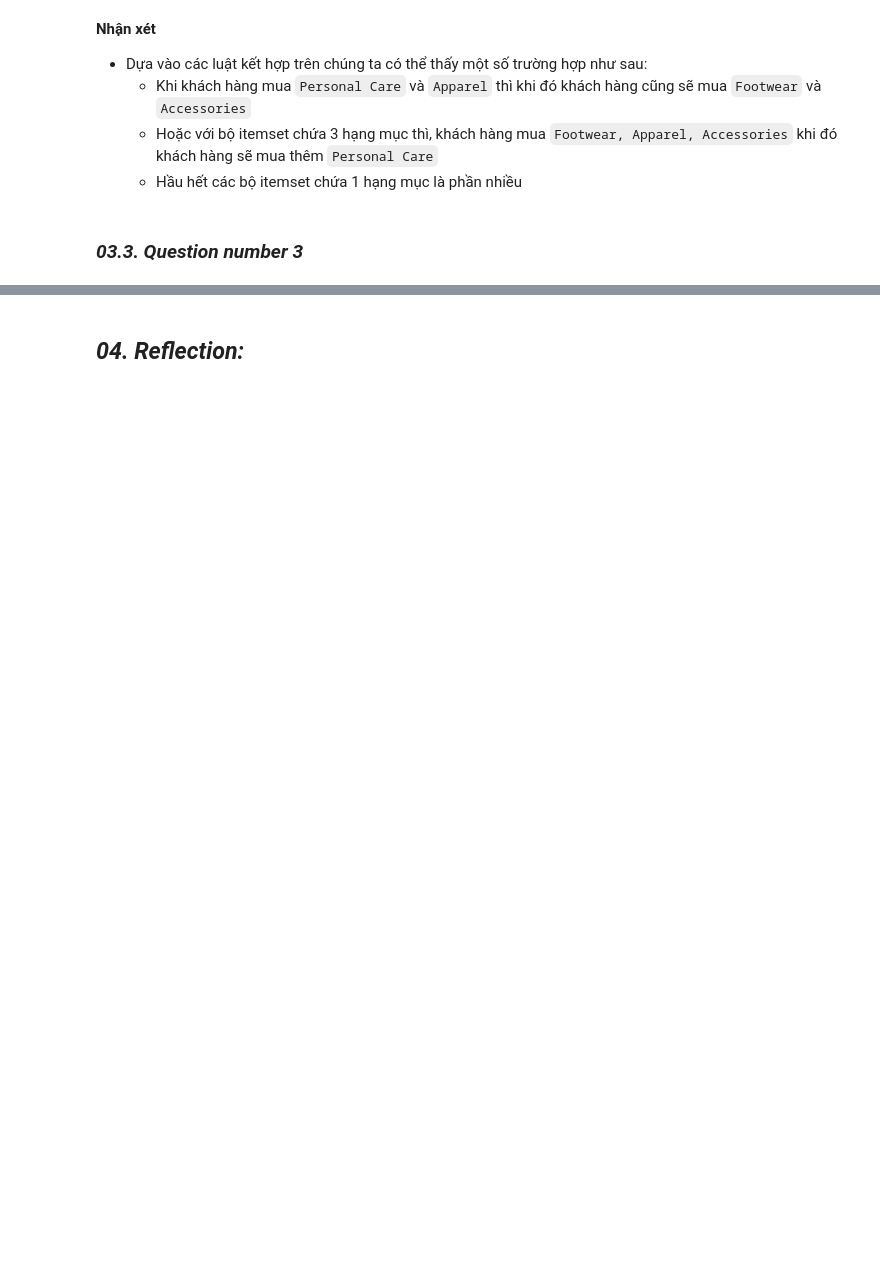
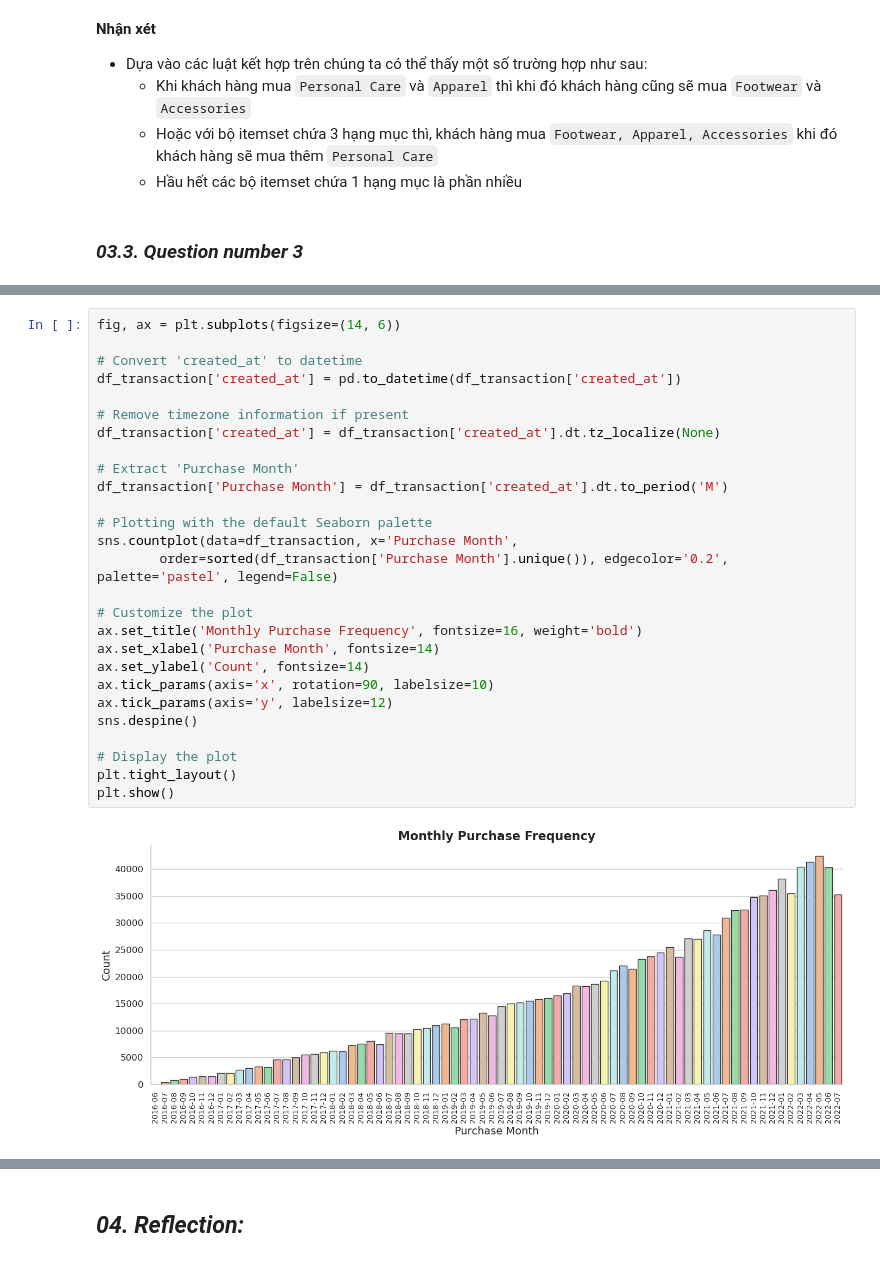
Before and after one commit to thanhanphan17/fashion-campus-dataset-analysis, a Jupyter notebook: [03]-Asking-Questions-and-Analyzing.ipynb, the cells around one changed output, grey strips where cells are left out. Drawn from its saved outputs; the diff is of its cells as text; blank space fills up the shorter version.

```diff
--- a/[03]-Asking-Questions-and-Analyzing.ipynb
+++ b/[03]-Asking-Questions-and-Analyzing.ipynb
@@ -356,0 +392,29 @@ plt.show()
+# %%
+fig, ax = plt.subplots(figsize=(14, 6))
+
+# Convert 'created_at' to datetime
+df_transaction['created_at'] = pd.to_datetime(df_transaction['created_at'])
+
+# Remove timezone information if present
+df_transaction['created_at'] = df_transaction['created_at'].dt.tz_localize(None)
+
+# Extract 'Purchase Month'
+df_transaction['Purchase Month'] = df_transaction['created_at'].dt.to_period('M')
+
+# Plotting with the default Seaborn palette
+sns.countplot(data=df_transaction, x='Purchase Month',
+        order=sorted(df_transaction['Purchase Month'].unique()), edgecolor='0.2', palette='pastel', legend=False)
+
+# Customize the plot
+ax.set_title('Monthly Purchase Frequency', fontsize=16, weight='bold')
+ax.set_xlabel('Purchase Month', fontsize=14)
+ax.set_ylabel('Count', fontsize=14)
+ax.tick_params(axis='x', rotation=90, labelsize=10)
+ax.tick_params(axis='y', labelsize=12)
+sns.despine()
+
+# Display the plot
+plt.tight_layout()
+plt.show()
+# %% [output]
+[figure, added]
```
Also changed, not shown: parts of 50 cells of this notebook.
